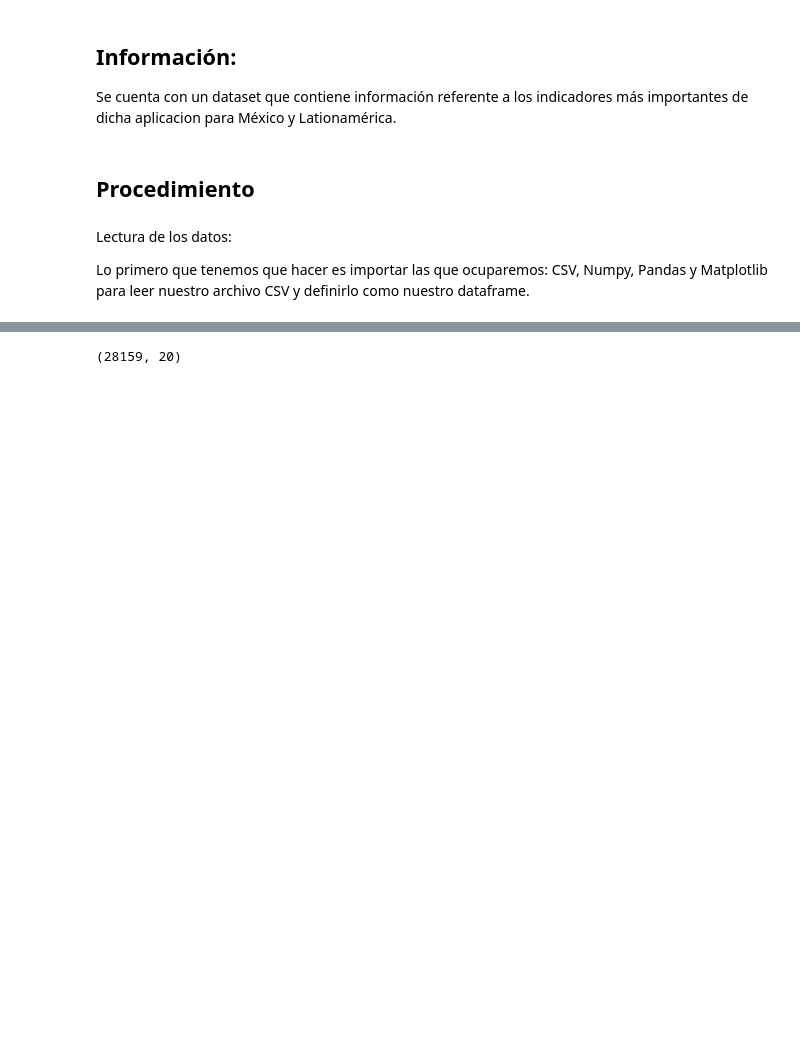
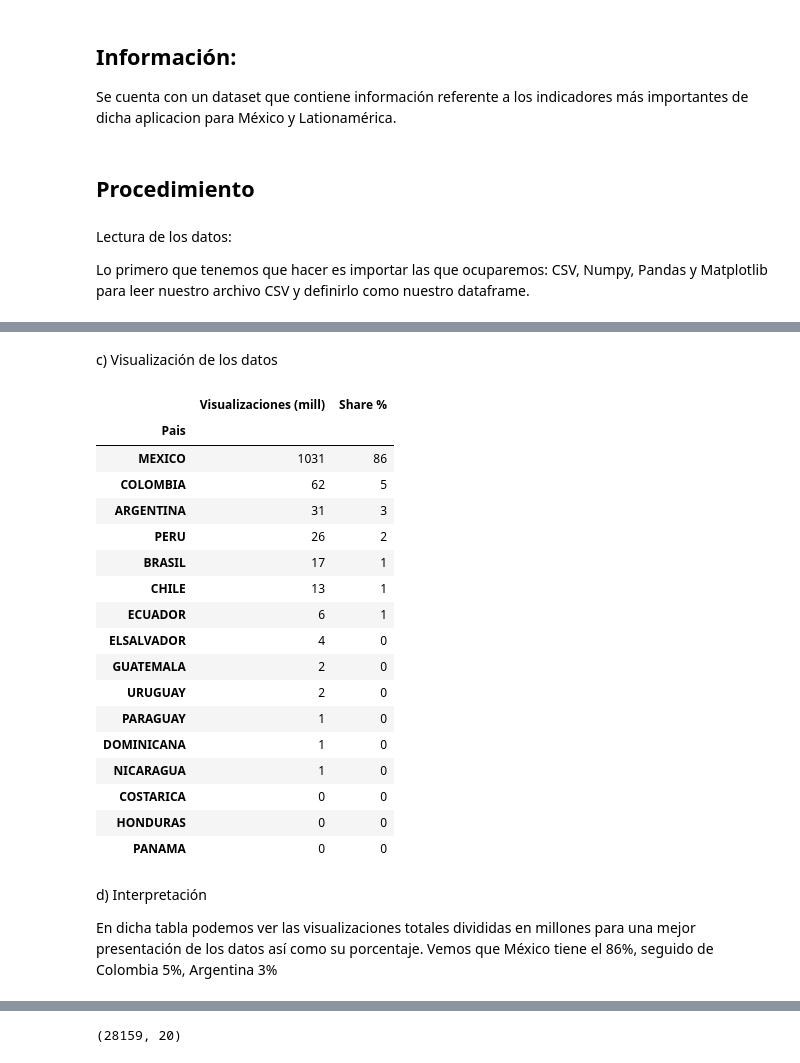
Before and after one commit to mariomtz36/Proyecto-Final, a Jupyter notebook: Proyecto.ipynb, the cells around one changed output, grey strips where cells are left out. Drawn from its saved outputs; the diff is of its cells as text; code cells hidden in the pictures; blank space fills up the shorter version.

```diff
--- a/Proyecto.ipynb
+++ b/Proyecto.ipynb
@@ -233,0 +142,8 @@ pd.crosstab(index=Visualizaciones['AÑO'], columns=Visualizaciones['MES']).apply
+# %%
+# Identificamos que la columna que nos ayudará a calcular las diferentes metricas es 'CANTIDAD', sin embargo, es de clase objeto
+# Por lo que tendremos que convertirla a entero; al mismo tiempo traemos 'PAIS', 'AÑO' Y 'MES' para otros análisis.
+
+Canok = Visualizaciones['CANTIDAD'].astype('int64')
+Paisok = Visualizaciones['PAIS']
+#Añook = Visualizaciones['AÑO'].astype('str')
+#Mesok = Visualizaciones['MES']
@@ -233,0 +170,8 @@ pd.crosstab(index=Visualizaciones['AÑO'], columns=Visualizaciones['MES']).apply
+# %%
+#Las convertimos a un nuevo dataframe
+
+Cantidades = pd.DataFrame(NuevoDF[:, 0])
+Cantidades.columns = ['Pais', 'Visualizaciones (mill)']
+Cantidad = Cantidades['Visualizaciones (mill)'].astype('int64')
+Cantidades = pd.DataFrame(Cantidades)
+Cantidades
@@ -233,0 +192,34 @@ pd.crosstab(index=Visualizaciones['AÑO'], columns=Visualizaciones['MES']).apply
+# %% [markdown]
+c) Visualización de los datos
+# %%
+# Agrupamos la información por país obteniendo el número total de visualizaciones para cada uno y su participación correspondiente.
+
+Tabla1= Cantidades.groupby(['Pais']).sum() / 1000000
+TablaSort = Tabla1['Visualizaciones (mill)'].sort_values(ascending=False).round().astype('int64')
+SortDF = pd.DataFrame(TablaSort)
+Share = (SortDF['Visualizaciones (mill)'] / SortDF['Visualizaciones (mill)'].sum() * 100).round().astype('int64')
+SortDF['Share %'] = Share
+SortDF.style.set_table_styles([dict(selector='th', props=[('text-align', 'left')])])
+# %% [output]
+|  | Visualizaciones (mill) | Share % |
+| Pais |  |  |
+| MEXICO | 1031 | 86 |
+| COLOMBIA | 62 | 5 |
+| ARGENTINA | 31 | 3 |
+| PERU | 26 | 2 |
+| BRASIL | 17 | 1 |
+| CHILE | 13 | 1 |
+| ECUADOR | 6 | 1 |
+| ELSALVADOR | 4 | 0 |
+| GUATEMALA | 2 | 0 |
+| URUGUAY | 2 | 0 |
+| PARAGUAY | 1 | 0 |
+| DOMINICANA | 1 | 0 |
+| NICARAGUA | 1 | 0 |
+| COSTARICA | 0 | 0 |
+| HONDURAS | 0 | 0 |
+| PANAMA | 0 | 0 |
+# %% [markdown]
+d) Interpretación
+
+En dicha tabla podemos ver las visualizaciones totales divididas en millones para una mejor presentación de los datos así como su porcentaje. Vemos que México tiene el 86%, seguido de Colombia 5%, Argentina 3%
```
Also changed, not shown: parts of 37 cells of this notebook.
